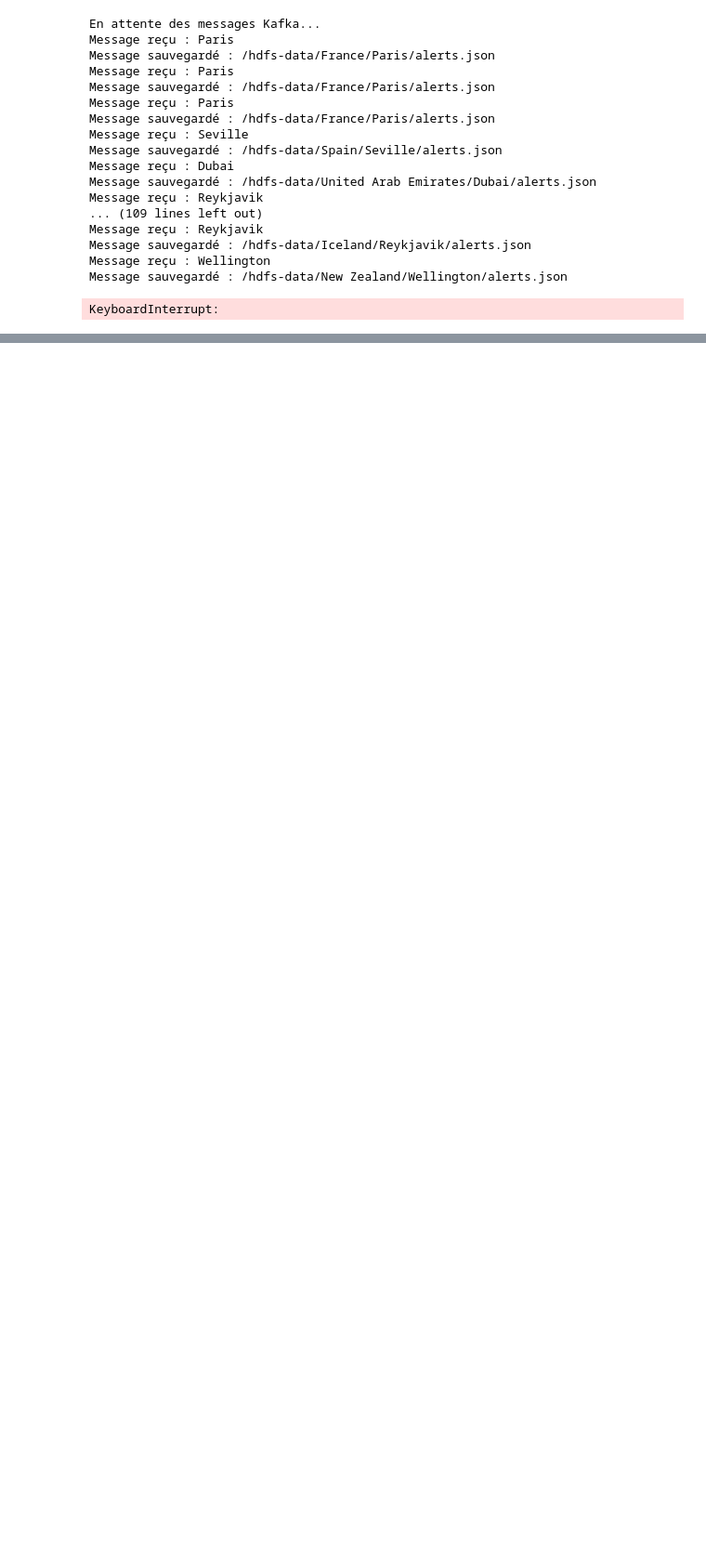
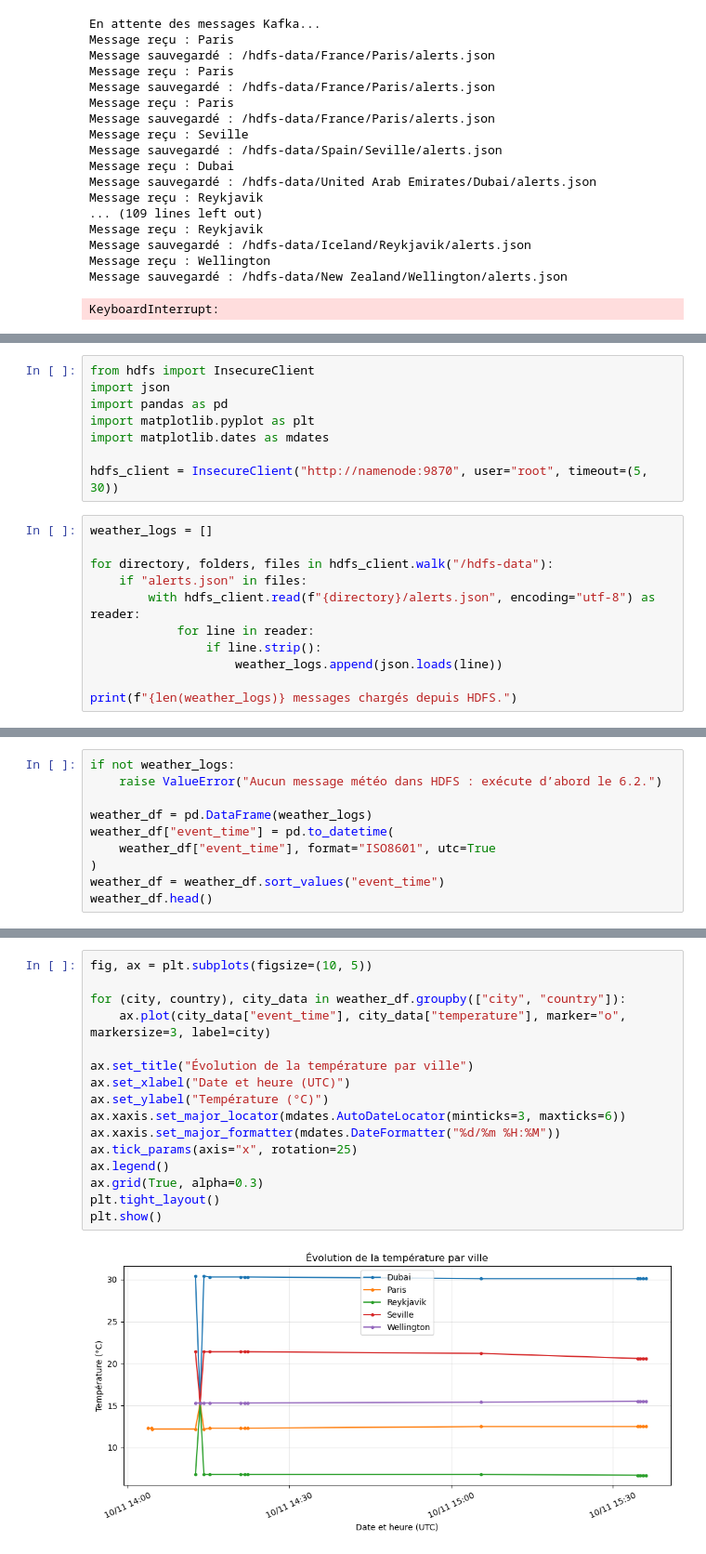
Before and after one commit to PhilippeMaillot/tp-ip-10-11-26, a Jupyter notebook: work/exercice_1.ipynb, the cells around one changed output, grey strips where cells are left out. Shown at 93% size. Drawn from its saved outputs; the diff is of its cells as text; blank space fills up the shorter version.

```diff
--- a/work/exercice_1.ipynb
+++ b/work/exercice_1.ipynb
@@ -669,0 +678,19 @@ hdfs_consumer.close()
+# %%
+from hdfs import InsecureClient
+import json
+import pandas as pd
+import matplotlib.pyplot as plt
+import matplotlib.dates as mdates
+
+hdfs_client = InsecureClient("http://namenode:9870", user="root", timeout=(5, 30))
+# %%
+weather_logs = []
+
+for directory, folders, files in hdfs_client.walk("/hdfs-data"):
+    if "alerts.json" in files:
+        with hdfs_client.read(f"{directory}/alerts.json", encoding="utf-8") as reader:
+            for line in reader:
+                if line.strip():
+                    weather_logs.append(json.loads(line))
+
+print(f"{len(weather_logs)} messages chargés depuis HDFS.")
@@ -669,0 +699,10 @@ hdfs_consumer.close()
+# %%
+if not weather_logs:
+    raise ValueError("Aucun message météo dans HDFS : exécute d’abord le 6.2.")
+
+weather_df = pd.DataFrame(weather_logs)
+weather_df["event_time"] = pd.to_datetime(
+    weather_df["event_time"], format="ISO8601", utc=True
+)
+weather_df = weather_df.sort_values("event_time")
+weather_df.head()
@@ -669,0 +716,18 @@ hdfs_consumer.close()
+# %%
+fig, ax = plt.subplots(figsize=(10, 5))
+
+for (city, country), city_data in weather_df.groupby(["city", "country"]):
+    ax.plot(city_data["event_time"], city_data["temperature"], marker="o", markersize=3, label=city)
+
+ax.set_title("Évolution de la température par ville")
+ax.set_xlabel("Date et heure (UTC)")
+ax.set_ylabel("Température (°C)")
+ax.xaxis.set_major_locator(mdates.AutoDateLocator(minticks=3, maxticks=6))
+ax.xaxis.set_major_formatter(mdates.DateFormatter("%d/%m %H:%M"))
+ax.tick_params(axis="x", rotation=25)
+ax.legend()
+ax.grid(True, alpha=0.3)
+plt.tight_layout()
+plt.show()
+# %% [output]
+[figure, added]
```
Also changed, not shown: parts of 9 cells of this notebook.
